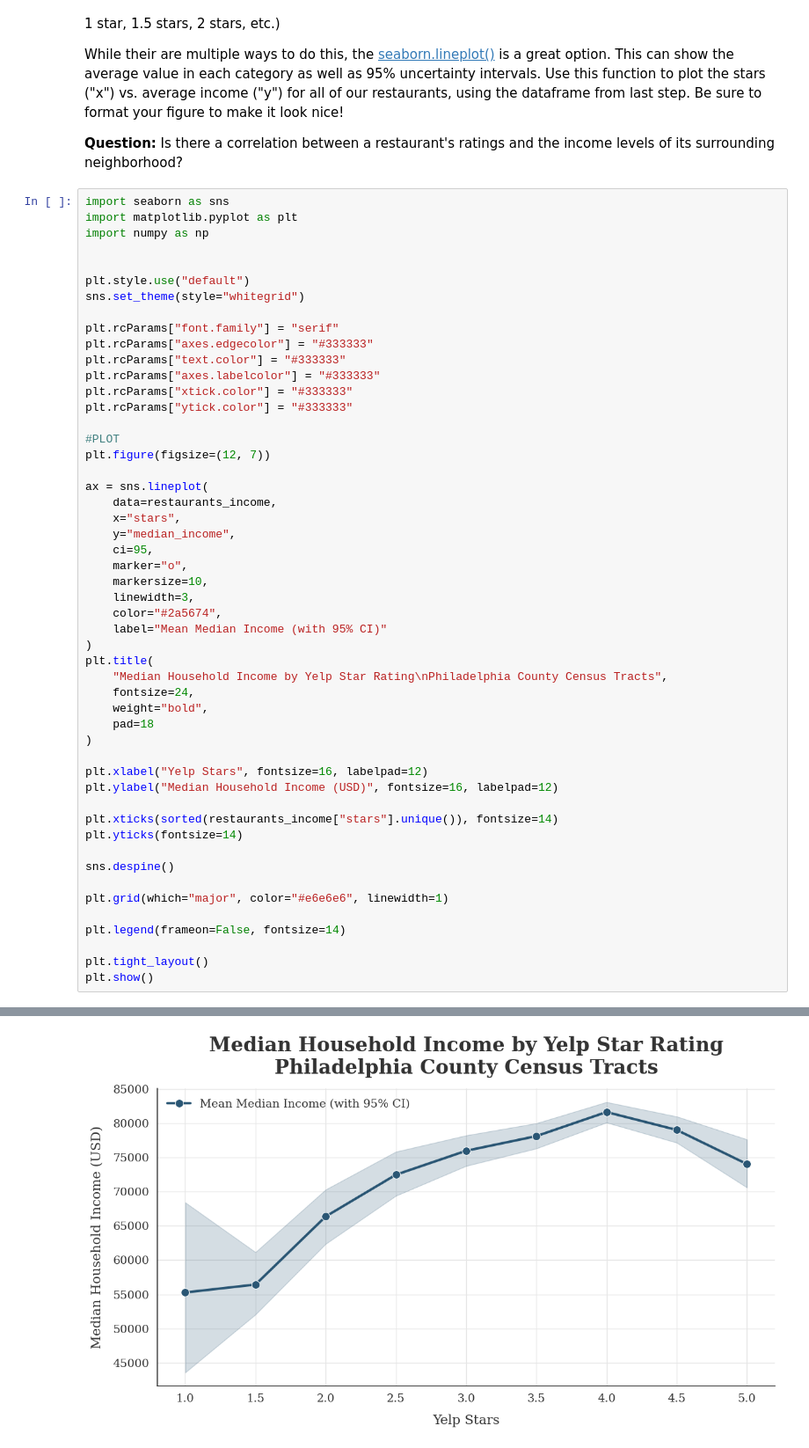
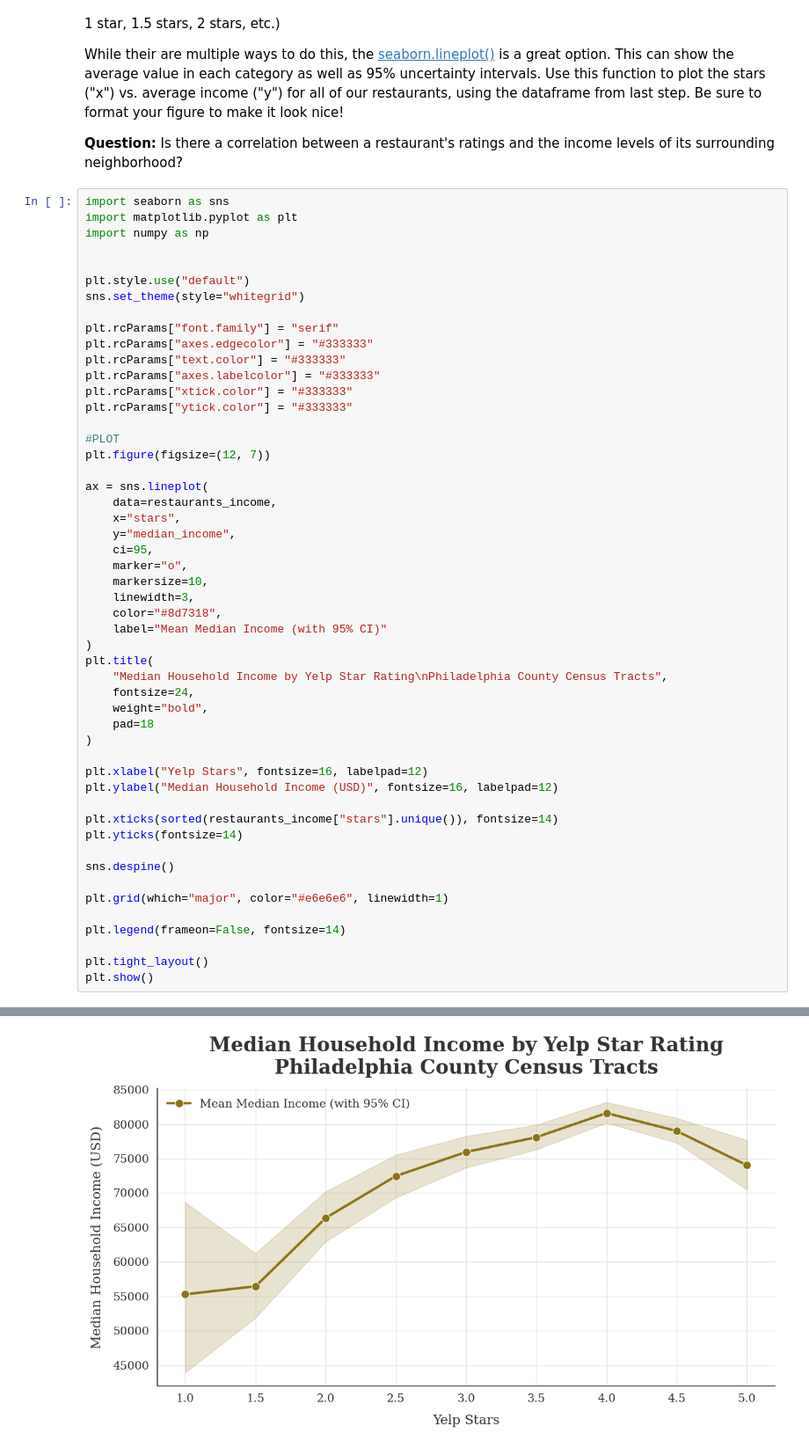
Before and after one commit to LingxuanGao/MUSA-5500-Geospatial-Data-Science-Python, a Jupyter notebook: assignment5/assignment-5.ipynb, the cells around one changed output, grey strips where cells are left out. Shown at 88% size. Saved outputs shown, nothing was run; the diff lists cells and outputs as text.

```diff
--- a/assignment5/assignment-5.ipynb
+++ b/assignment5/assignment-5.ipynb
@@ -257,33 +237,33 @@ ax = sns.lineplot(
     marker="o",
     markersize=10,
     linewidth=3,
-    color="#2a5674",
+    color="#8d7318",
     label="Mean Median Income (with 95% CI)"
 )
 plt.title(
     "Median Household Income by Yelp Star Rating\nPhiladelphia County Census Tracts",
     fontsize=24,
     weight="bold",
     pad=18
 )
 
 plt.xlabel("Yelp Stars", fontsize=16, labelpad=12)
 plt.ylabel("Median Household Income (USD)", fontsize=16, labelpad=12)
 
 plt.xticks(sorted(restaurants_income["stars"].unique()), fontsize=14)
 plt.yticks(fontsize=14)
 
 sns.despine()
 
 plt.grid(which="major", color="#e6e6e6", linewidth=1)
 
 plt.legend(frameon=False, fontsize=14)
 
 plt.tight_layout()
 plt.show()
 # %% [output]
 The `ci` parameter is deprecated. Use `errorbar=('ci', 95)` for the same effect.
 
   ax = sns.lineplot(
-[figure, old version]
+[figure, new version]
 # %% [markdown]
```
Also changed, not shown: parts of 4 cells of this notebook.
